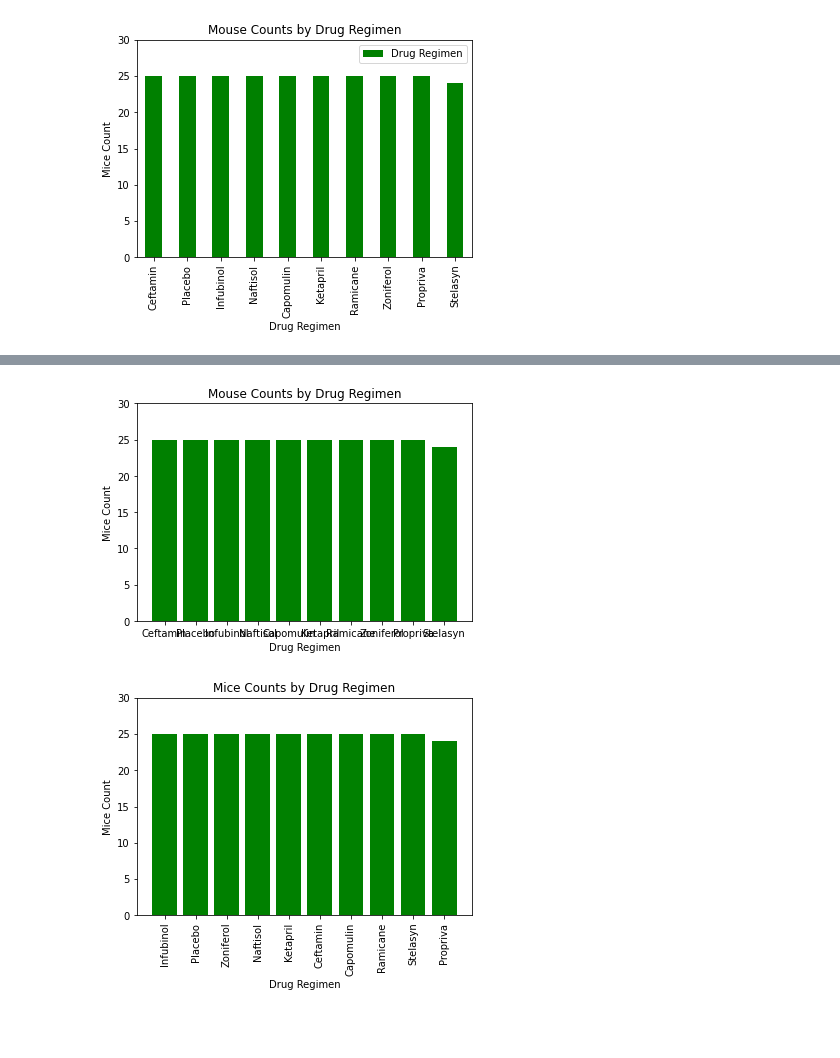
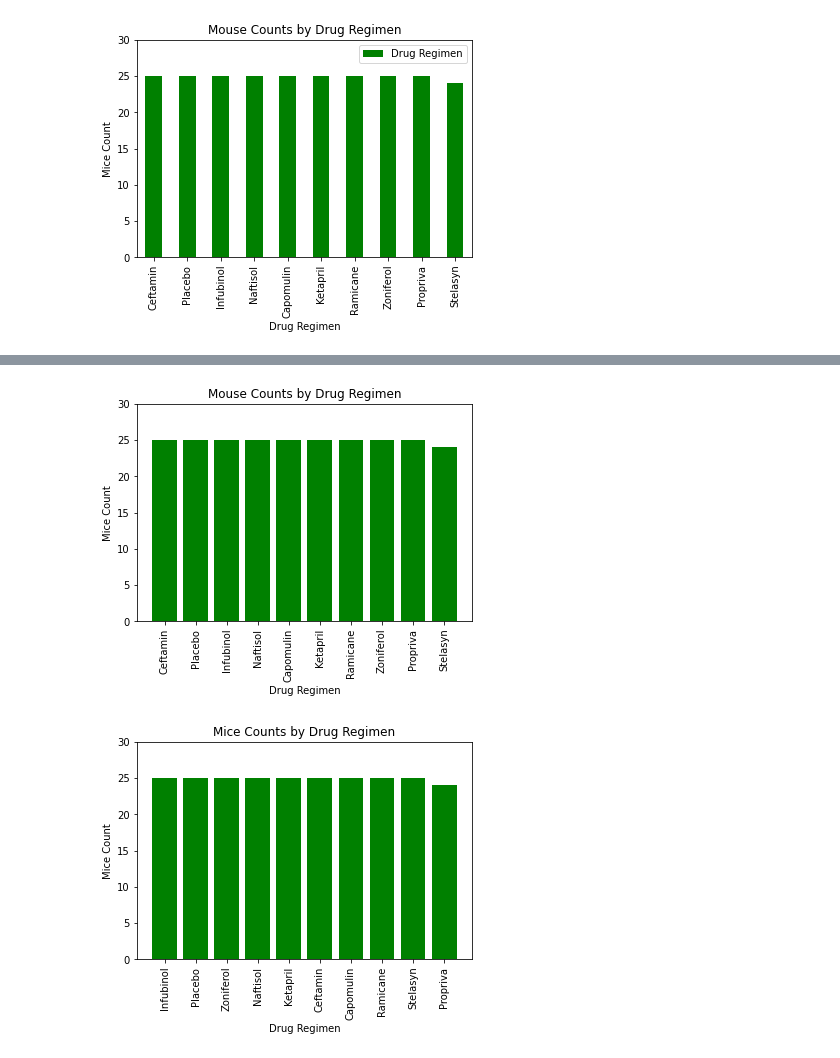
Before and after one commit to Shannonht23/Matplotlib-Challenge, a Jupyter notebook: Pymaceuticals/pymaceuticals_starter.ipynb, the cells around one changed output, grey strips where cells are left out. Drawn from its saved outputs; the diff is of its cells as text; code cells hidden in the pictures; blank space fills up the shorter version.

```diff
--- a/Pymaceuticals/pymaceuticals_starter.ipynb
+++ b/Pymaceuticals/pymaceuticals_starter.ipynb
@@ -310,12 +312,13 @@ plt.show()
 # %%
 plt.bar(mice_count_drug.index.values,mice_count_drug.values, color="green")
 plt.ylabel("Mice Count")
 plt.xlabel("Drug Regimen")
+plt.xticks(rotation=90)
 plt.title("Mouse Counts by Drug Regimen")
 plt.ylim([0,30])
 plt.show()
 # %% [output]
-[figure, old version]
+[figure, new version]
 # %%
 # Generate a bar plot showing the total number of measurements taken on each drug regimen using pyplot.
 # plot the bar graph of mice count per drug regimen
```
Also changed, not shown: parts of 5 cells of this notebook.
